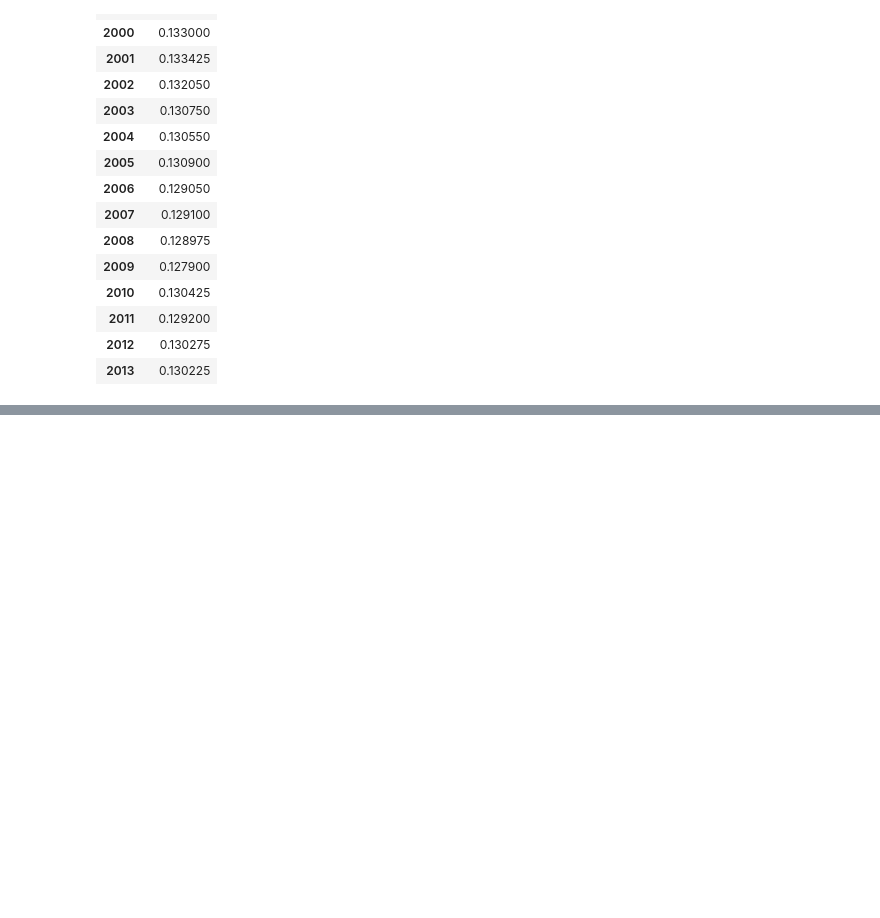
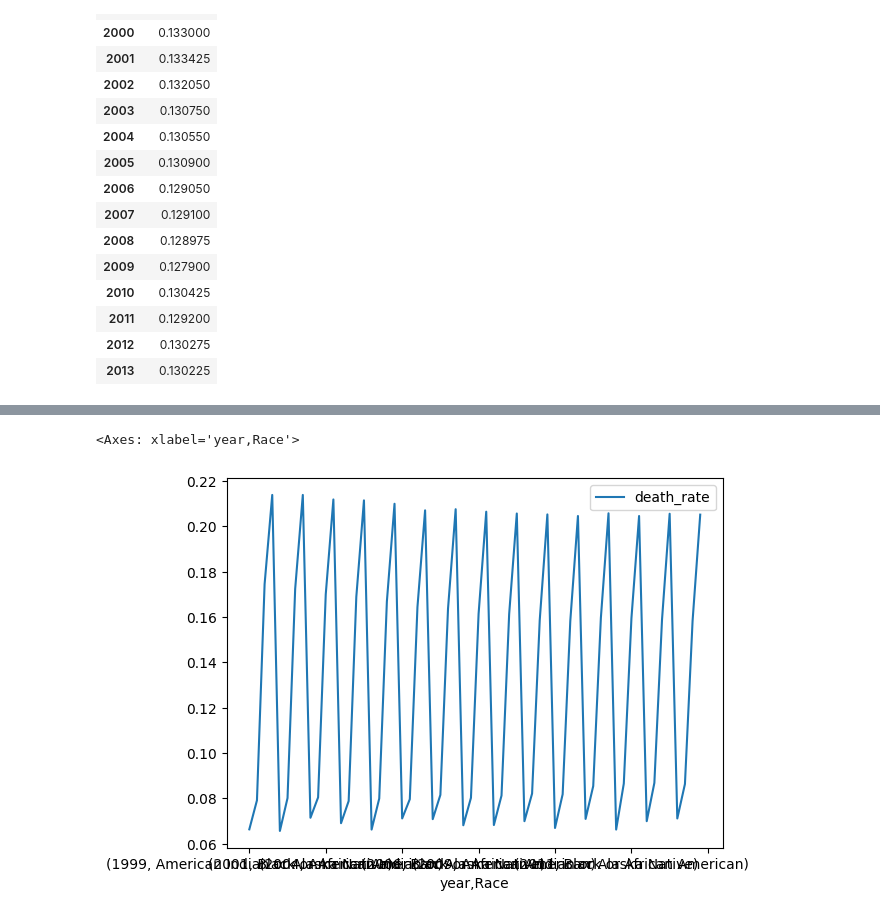
Before and after one commit to Caveexplorer/cdc_api_project, a Jupyter notebook: cdc_eda.ipynb, the cells around one changed output, grey strips where cells are left out. Cells and saved outputs as stored; diff of their text form; code cells hidden in the pictures; blank space fills up the shorter version.

```diff
--- a/cdc_eda.ipynb
+++ b/cdc_eda.ipynb
@@ -81,0 +144,5 @@ plt.show()
+# %%
+death_rate_over_time_by_race.plot()
+# %% [output]
+<Axes: xlabel='year,Race'>
+[figure, added]
```
Also changed, not shown: parts of 12 cells of this notebook, 1 other file.
